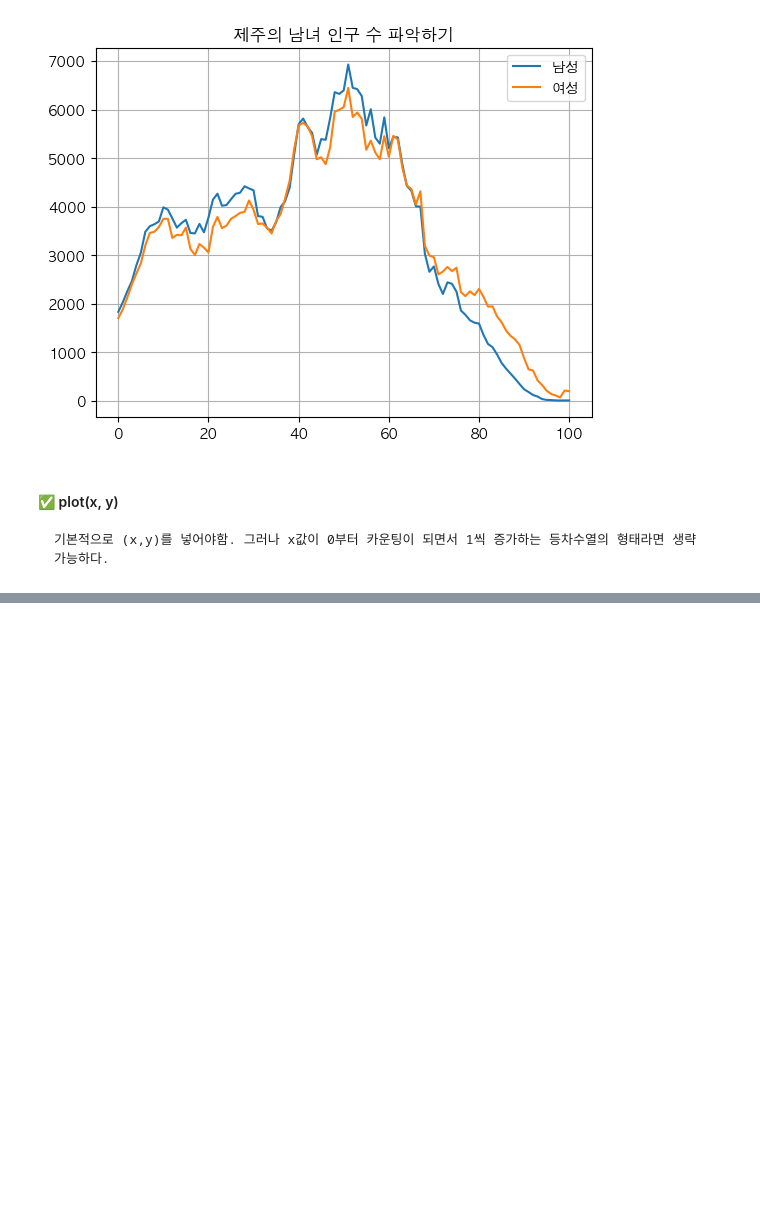
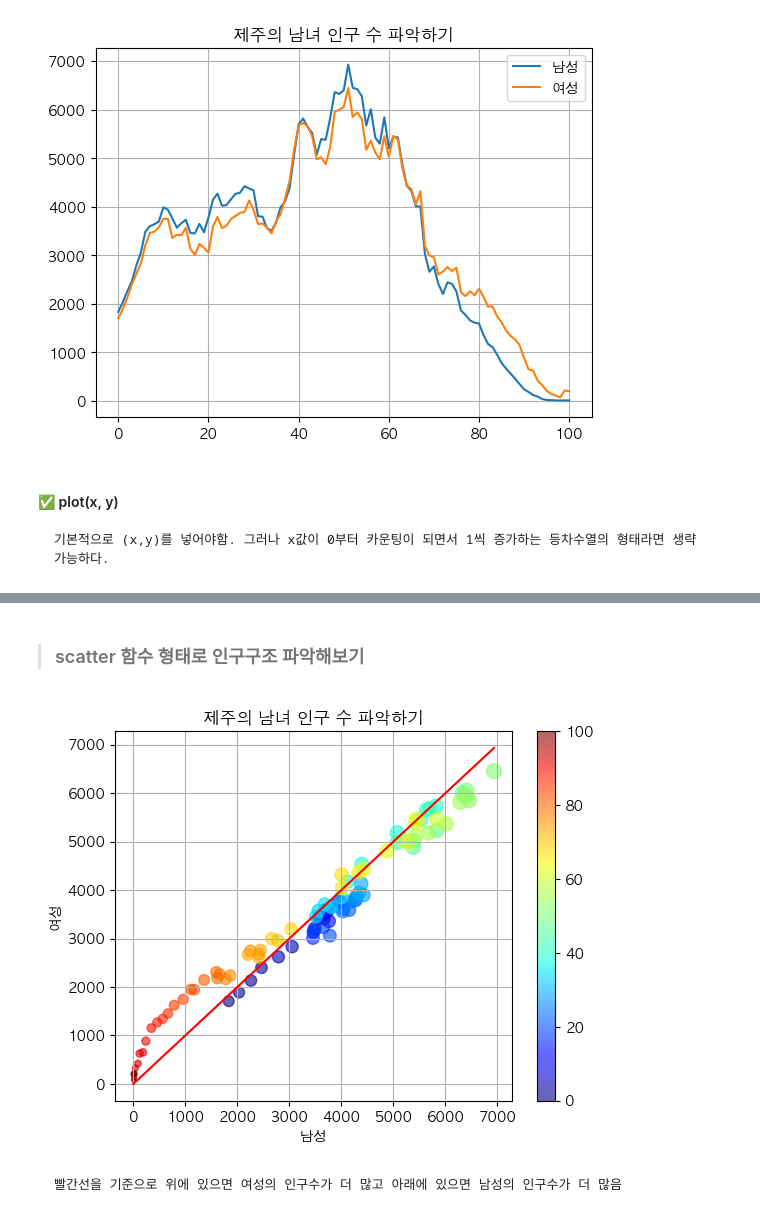
Before and after one commit to Manggee/Data_visualization, a Jupyter notebook: Lecture/Lecture_05/chapter_04.ipynb, the cells around one changed output, grey strips where cells are left out. Cells and saved outputs as stored; diff of their text form; code cells hidden in the pictures; blank space fills up the shorter version.

```diff
--- a/Lecture/Lecture_05/chapter_04.ipynb
+++ b/Lecture/Lecture_05/chapter_04.ipynb
@@ -44,0 +142,57 @@ plt.show()
+# %% [markdown]
+> ### scatter 함수 형태로 인구구조 파악해보기
+# %%
+import math
+import csv
+import matplotlib.pyplot as plt
+
+f = open('gender.csv', 'r', encoding='cp949')
+data = csv.reader(f)
+
+header = next(data)
+
+name = input('인구 구조를 알고싶은 지역명을 입력하세요.: ')
+male = []
+female = []
+size = []
+
+for row in data:
+    if name in row[0]:
+        for j in row[3:104]: # 남성의 나이가 저장된 열 범위
+            male.append(int(j.replace(',', '')))
+
+        for j in row[106:207]: # 여성의 나이가 저장된 열 범위
+            female.append(int(j.replace(',', '')))
+
+        for j in range(0, len(male), 1): # 전체 인구수
+            size.append(math.sqrt(male[j] + female[j])) # ✅ square root (제곱근)
+
+        break
+
+f.close()
+
+# 데이터 시각화하기
+plt.rcParams['font.family'] = 'AppleGothic'
+plt.rcParams['axes.unicode_minus'] = False
+
+plt.figure()
+plt.title(name + '의 남녀 인구 수 파악하기')
+
+plt.scatter(male,female,
+            c=range(0, len(male), 1),
+            cmap='jet',
+            s=size,
+            alpha=0.6)
+
+# 남성과 여성의 인구수 비교를 위해 선을 그어줌
+plt.plot(range(0, max(male)), range(0, max(male)), color='red')
+
+plt.grid(True)
+plt.xlabel('남성')
+plt.ylabel('여성')
+plt.colorbar()
+plt.show()
+# %% [output]
+[figure, added]
+# %% [markdown]
+    빨간선을 기준으로 위에 있으면 여성의 인구수가 더 많고 아래에 있으면 남성의 인구수가 더 많음
```
Also changed, not shown: parts of 9 cells of this notebook, 7 other files.
